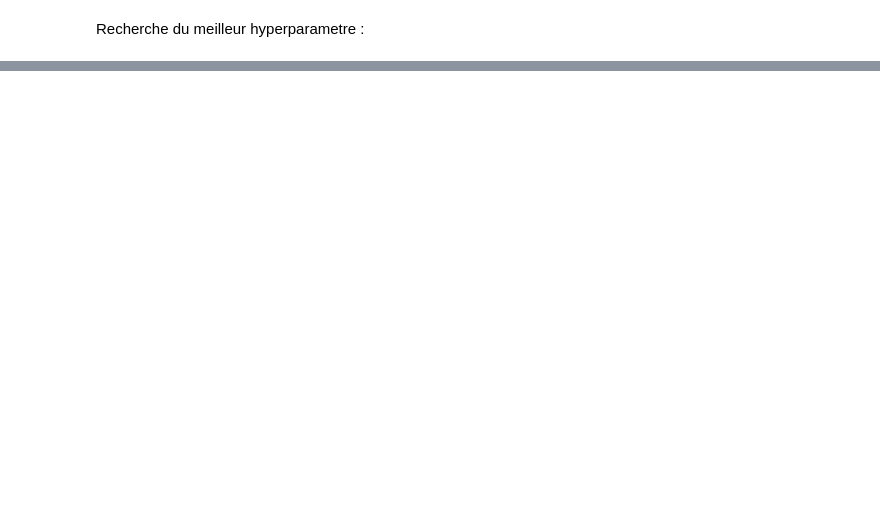
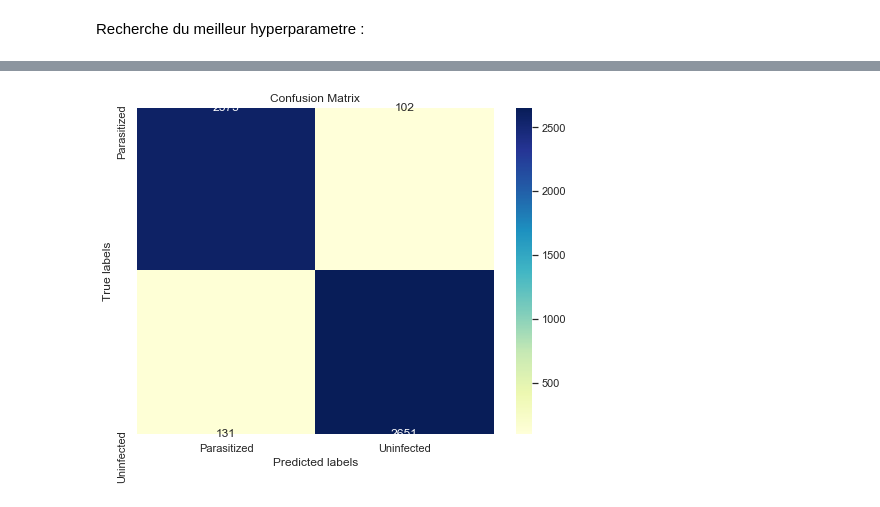
Before and after one commit to PhamAlexT/MOSQUITO, a Jupyter notebook: starting_kit/README_all.ipynb, the cells around one changed output, grey strips where cells are left out. Saved outputs shown, nothing was run; the diff lists cells and outputs as text; code cells hidden in the pictures; blank space fills up the shorter version.

```diff
--- a/starting_kit/README_all.ipynb
+++ b/starting_kit/README_all.ipynb
@@ -75,0 +87,4 @@ on voit qu'il faut au moins 100 arbres !
+# %%
+f_mat_conf(X_train, Y_train)
+# %% [output]
+[figure, added]
```
Also changed, not shown: parts of 16 cells of this notebook.
